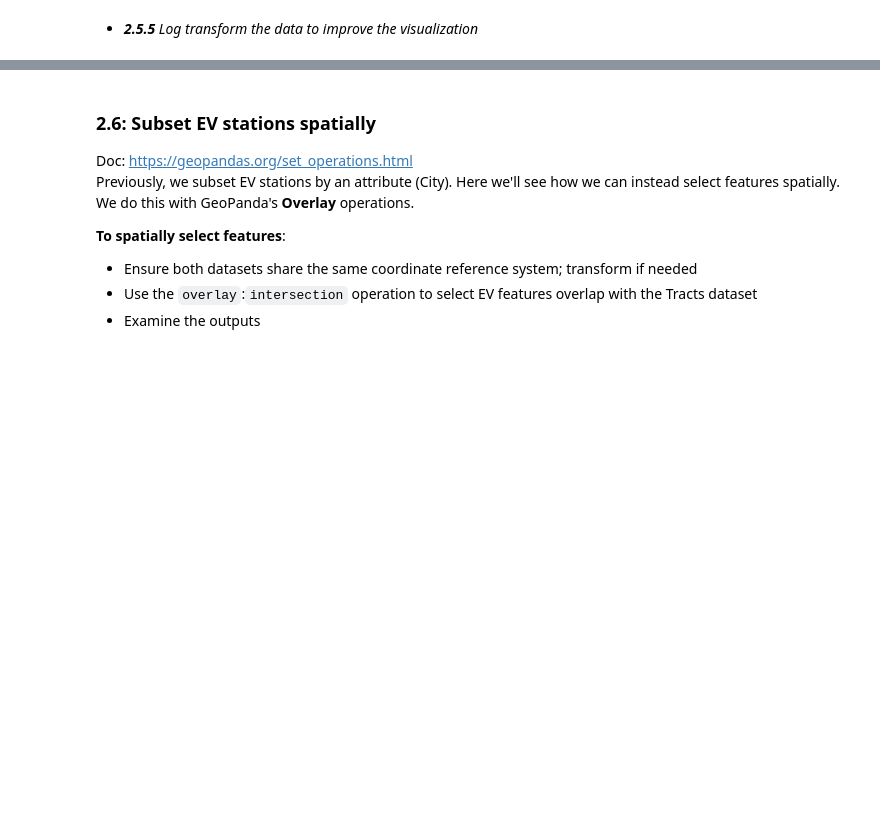
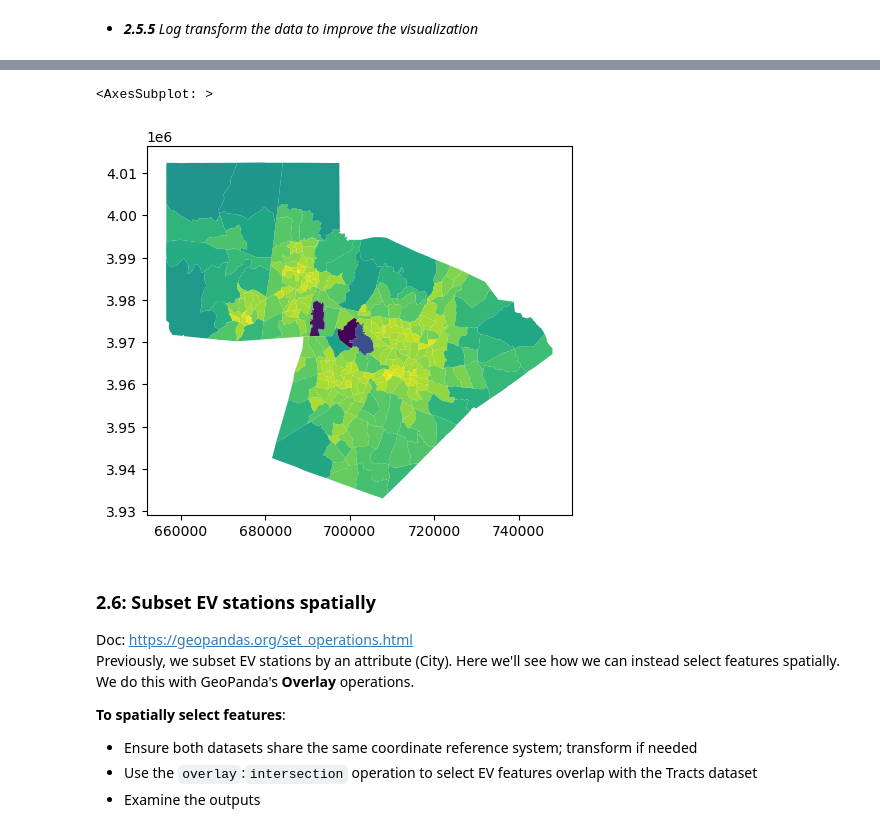
Before and after one commit to kelseybhusted/SpatialDataFrames, a Jupyter notebook: lessons/2a-Spatial-analysis-with-GeoPandas.ipynb, the cells around one changed output, grey strips where cells are left out. Drawn from its saved outputs; the diff is of its cells as text; code cells hidden in the pictures; blank space fills up the shorter version.

```diff
--- a/lessons/2a-Spatial-analysis-with-GeoPandas.ipynb
+++ b/lessons/2a-Spatial-analysis-with-GeoPandas.ipynb
@@ -636,5 +647,9 @@ gdf_Tract_utm['PopDens'] =
 # %%
 #Plot a map of log tranformed population density
+gdf_Tract_utm.plot(column='PD_log')
+# %% [output]
+<AxesSubplot: >
+[figure, added]
 # %% [markdown]
 ### 2.6: Subset EV stations spatially
 Doc: https://geopandas.org/set_operations.html
```
Also changed, not shown: parts of 14 cells of this notebook.
